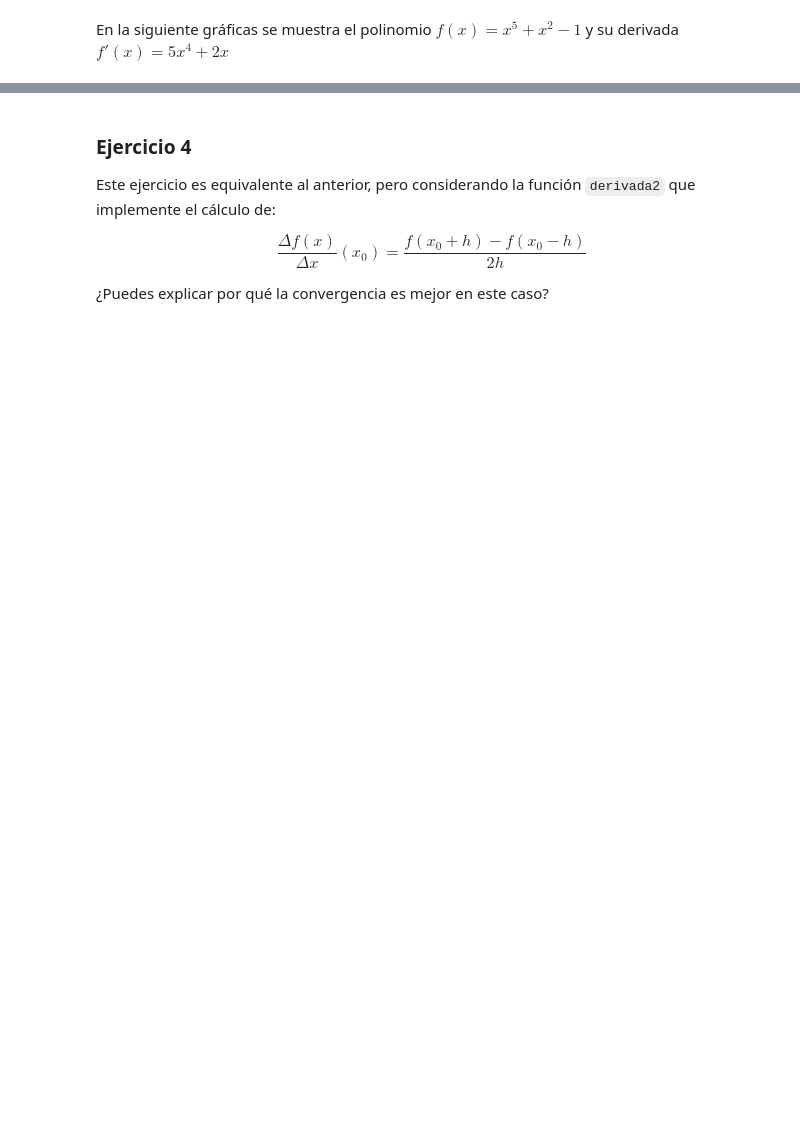
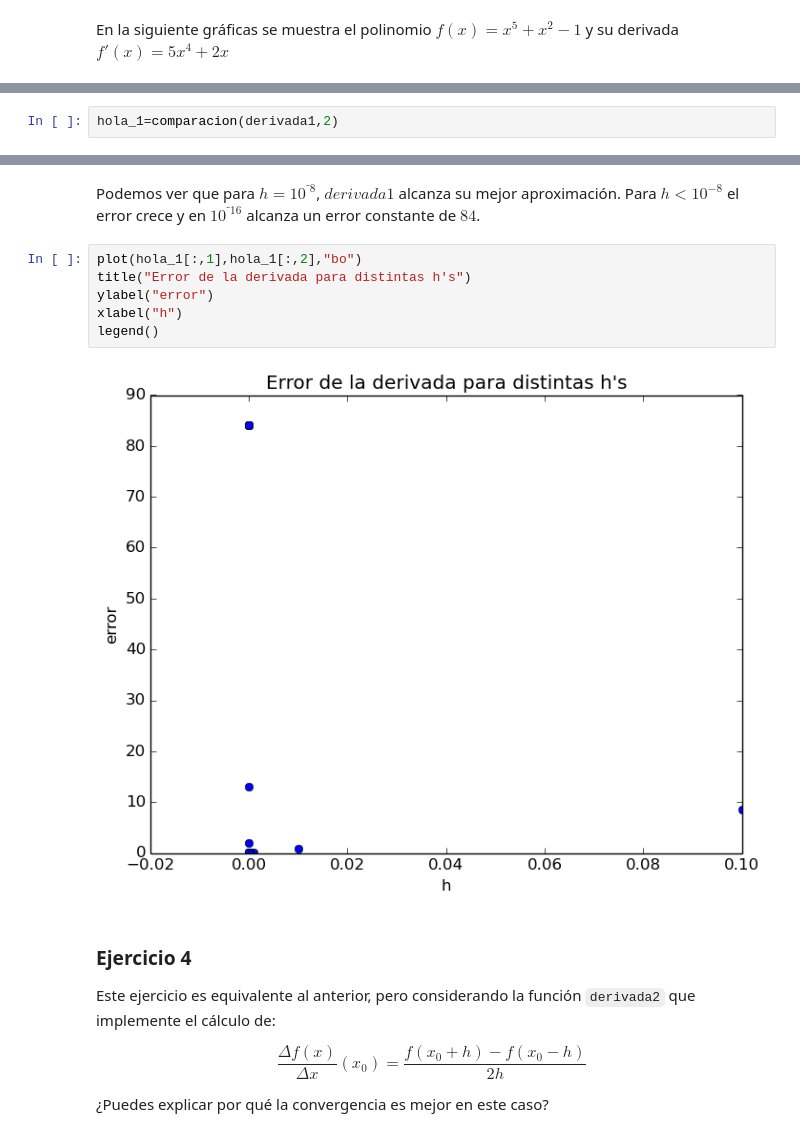
Before and after one commit to lbenet/2016-1_Temas_Selectos_Fisica_Computacional, a Jupyter notebook: tareas/Aixa_Andrade/1_ejercicios_Aixa_Andrade.ipynb, the cells around one changed output, grey strips where cells are left out. Drawn from its saved outputs; the diff is of its cells as text; blank space fills up the shorter version.

```diff
--- a/tareas/Aixa_Andrade/1_ejercicios_Aixa_Andrade.ipynb
+++ b/tareas/Aixa_Andrade/1_ejercicios_Aixa_Andrade.ipynb
@@ -135,0 +168,2 @@ Como podemos ver, las gráficas de $f(x)=f'(x)=e^x$ se superponen por lo que pod
+# %%
+hola_1=comparacion(derivada1,2)
@@ -136,3 +188,13 @@ Como podemos ver, las gráficas de $f(x)=f'(x)=e^x$ se superponen por lo que pod
+# %% [markdown]
+Podemos ver que para $h=10^{⁻8}$, $derivada1$ alcanza su mejor aproximación. Para $h<10^{-8}$ el error crece y en $ 10^{⁻16}$ alcanza un error constante de $84$.
+# %%
+plot(hola_1[:,1],hola_1[:,2],"bo")
+title("Error de la derivada para distintas h's")
+ylabel("error")
+xlabel("h")
+legend()
+# %% [output]
+[figure, added]
 # %% [markdown]
 ### Ejercicio 4
 
```
Also changed, not shown: parts of 51 cells of this notebook, 7 other files.
